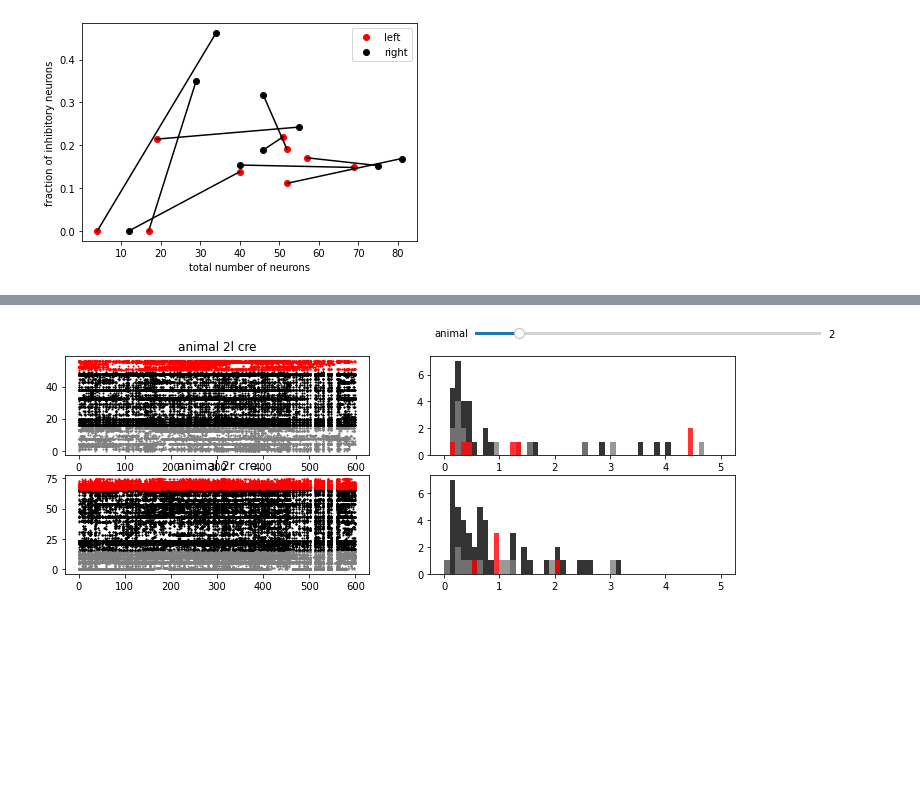
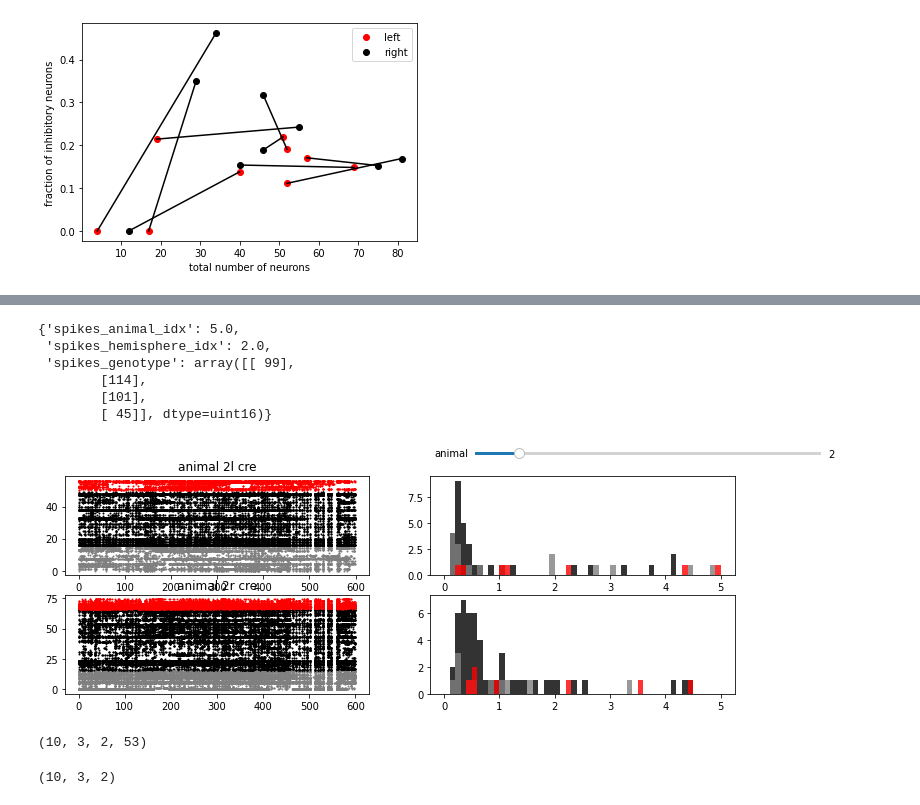
Before and after one commit to woxxel/DarkMatter, a Jupyter notebook: notebooks/spiking_data_analysis.ipynb, the cells around one changed output, grey strips where cells are left out. Saved outputs shown, nothing was run; the diff lists cells and outputs as text; code cells hidden in the pictures; blank space fills up the shorter version.

```diff
--- a/notebooks/spiking_data_analysis.ipynb
+++ b/notebooks/spiking_data_analysis.ipynb
@@ -44,3 +44,14 @@ data['spikes_depth_rel2L5'] = data['spikes_depth_rel2L5'].flatten()
 data.keys()
 # %% [output]
 dict_keys(['#refs#', 'spikes_animal_idx', 'spikes_cluster_idx', 'spikes_depth_rel2L5', 'spikes_genotype_idx', 'spikes_hemisphere_idx', 'spikes_timestamps', 'spikes_genotype'])
+# %%
+### Compart neurons into layers
+layer_border = [-1000,-250,200,1000]
+depth = np.array(data['spikes_depth_rel2L5'])
+data['layer'] = np.zeros((len(depth)),'int')
+for l in range(len(layer_border)-1):
+    #print((layer_border[l-1] < depth) & (depth < layer_border[l]))
+    data['layer'][(layer_border[l] <= depth) & (depth < layer_border[l+1])] = l
+    print(l,layer_border[l],layer_border[l+1], sum(data['layer']==l))
+#print(data['layer'])
+#print(data['spikes_depth_rel2L5'])
@@ -91,11 +89,13 @@ for n in range(len(data['spikes_animal_idx'])):
             'spike_times': [],
             'neuron_idx': [],
             'cluster_idx': [],
+            'layer': [],
         })
 
     spike_data[idx]['spike_times'].append(np.array(f[data['spikes_timestamps'][n][0]])[0])
     spike_data[idx]['neuron_idx'].append(n)
     spike_data[idx]['cluster_idx'].append(data['spikes_cluster_idx'][n])
+    spike_data[idx]['layer'].append(data['layer'][n])
 # %%
 for c in classify:
     print(c,data[c][3])
@@ -200,18 +221,27 @@ plt.legend()
+# %%
+spike_data[9]['classification']
+# %% [output]
+{'spikes_animal_idx': 5.0,
+ 'spikes_hemisphere_idx': 2.0,
+ 'spikes_genotype': array([[ 99],
+        [114],
+        [101],
+        [ 45]], dtype=uint16)}
 # %%
 #fig,ax = plt.subplots(2,2,figsize=(12,4))
 
 def change_slider(animal):
     print(animal)
     plot_animal(animal,ax)
 
 animal = 2
 
 #plot_animal(animal,ax,1)
 
 fig,ax = plt.subplots(2,2,figsize=(12,4))
 axamp = plt.axes([0.6, .95, 0.4, 0.02])
 slider = Slider(axamp, 'animal', 1, 9, valinit=animal,orientation='horizontal')
 slider.on_changed(change_slider)
-plot_animal(animal,ax,2)
+plot_animal(animal,ax,0)
 # %% [output]
-[figure, old version]
+[figure, new version]
@@ -217,0 +279,8 @@ plot_animal(animal,ax,2)
+# %%
+print(mP.spikes.shape)
+
+mP.spikes[0,:,1,:]
+mP.modelShape
+# %% [output]
+(10, 3, 2, 53)
+(10, 3, 2)
```
Also changed, not shown: parts of 12 cells of this notebook, 3 other files.
